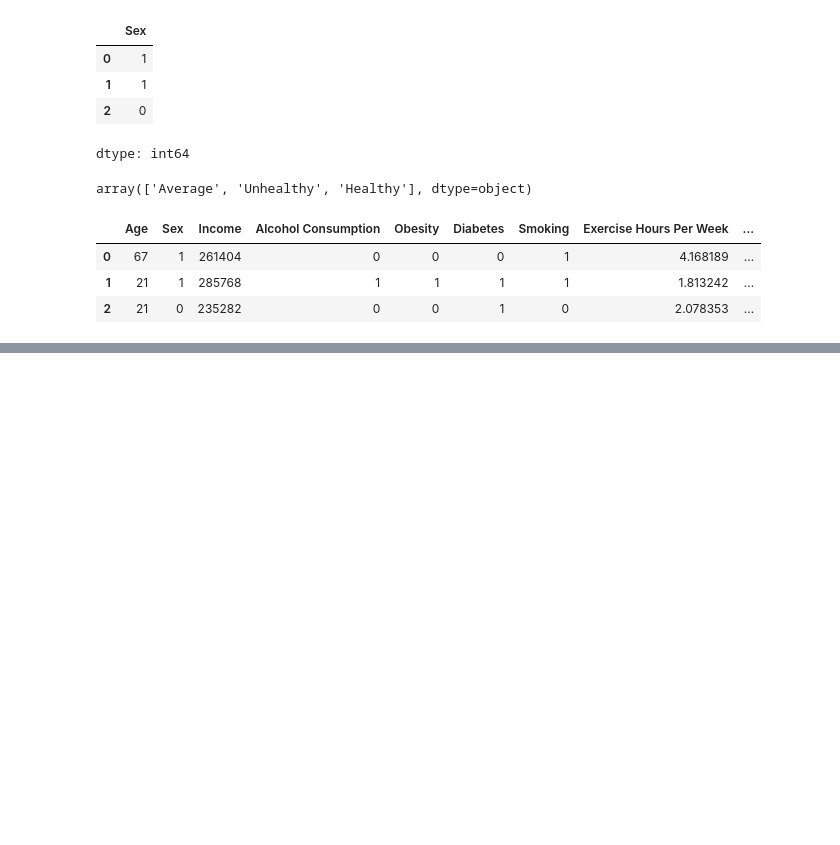
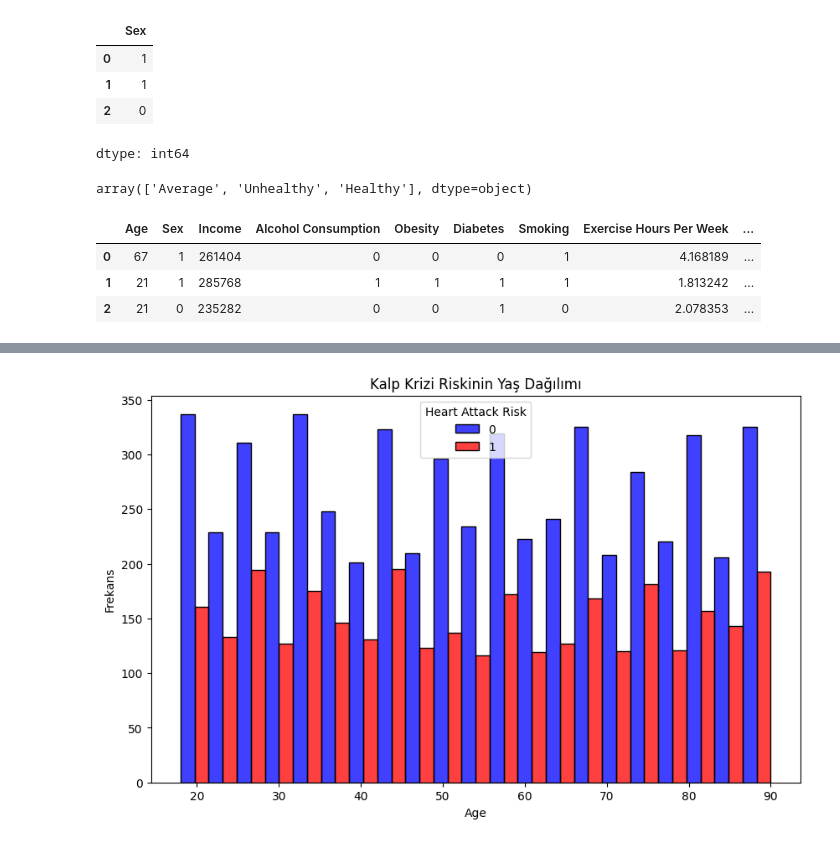
Before and after one commit to AtaDemirkiran/heart-attack-risk, a Jupyter notebook: saglık_bilimlerinde_veri_analitigi_proje.ipynb, the cells around one changed output, grey strips where cells are left out. Drawn from its saved outputs; the diff is of its cells as text; code cells hidden in the pictures; blank space fills up the shorter version.

```diff
--- a/saglık_bilimlerinde_veri_analitigi_proje.ipynb
+++ b/saglık_bilimlerinde_veri_analitigi_proje.ipynb
@@ -157,0 +175,12 @@ df_dataset.describe().T
+# %%
+# yaşa göre kalp krizi risk dagılımı
+
+plt.figure(figsize=(10,6))
+sns.histplot(data=df_dataset, x="Age", hue="Heart Attack Risk", multiple="dodge",
+             palette={0: "blue", 1: "red"})
+plt.xlabel("Age")
+plt.ylabel("Frekans")
+plt.title("Kalp Krizi Riskinin Yaş Dağılımı")
+plt.show()
+# %% [output]
+[figure, added]
```
Also changed, not shown: parts of 12 cells of this notebook.
